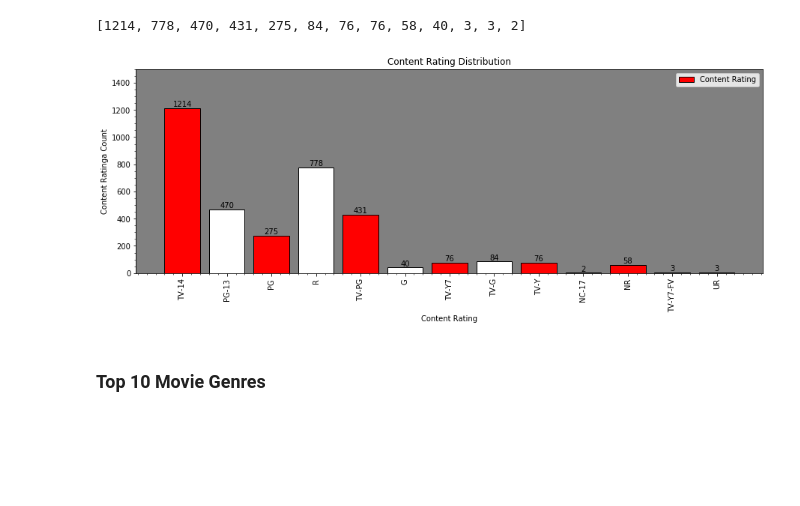
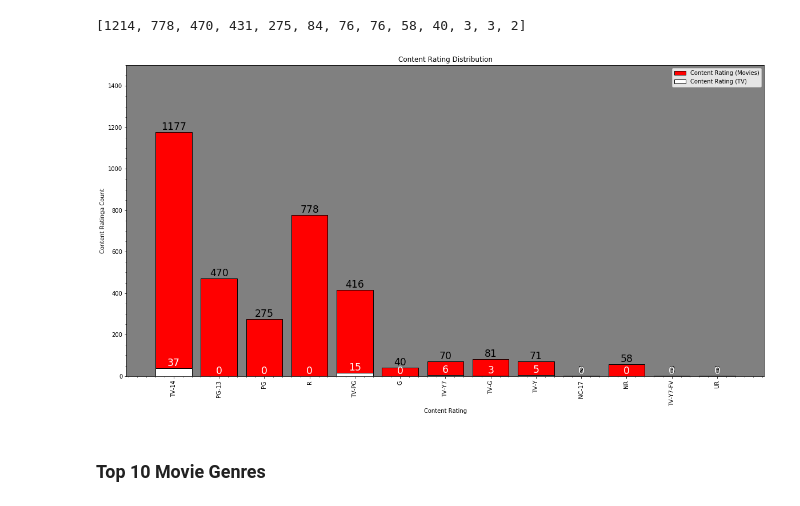
Before and after one commit to SunpreetSChahal/Netflix_EDA-ML, a Jupyter notebook: Netflix Data - EDA and ML Practice.ipynb, the cells around one changed output. Drawn from its saved outputs; the diff is of its cells as text; code cells hidden in the pictures; blank space fills up the shorter version.

```diff
--- a/Netflix Data - EDA and ML Practice.ipynb
+++ b/Netflix Data - EDA and ML Practice.ipynb
@@ -169,10 +169,15 @@ Text(0.5, 1.0, 'Movie vs TV Show - Distribution')
 #### Content Age Ratings Distribution
 # %%
 # Seperating data into ratings
-ratings = [len(df.loc[df['rating']== 'TV-14']), len(df.loc[df['rating']== 'PG-13']), len(df.loc[df['rating']== 'PG']), len(df.loc[df['rating']== 'R']),
-           len(df.loc[df['rating']== 'TV-PG']), len(df.loc[df['rating']== 'G']), len(df.loc[df['rating']== 'TV-Y7']), len(df.loc[df['rating']== 'TV-G']),
-           len(df.loc[df['rating']== 'TV-Y']),len(df.loc[df['rating']== 'NC-17']), len(df.loc[df['rating']== 'NR']), len(df.loc[df['rating']== 'TV-Y7-FV']),
-           len(df.loc[df['rating']== 'UR'])]
+ratings_m = [len(movies.loc[movies['rating']== 'TV-14']), len(movies.loc[movies['rating']== 'PG-13']), len(movies.loc[movies['rating']== 'PG']), len(movies.loc[movies['rating']== 'R']),
+           len(movies.loc[movies['rating']== 'TV-PG']), len(movies.loc[movies['rating']== 'G']), len(movies.loc[movies['rating']== 'TV-Y7']), len(movies.loc[movies['rating']== 'TV-G']),
+           len(movies.loc[movies['rating']== 'TV-Y']),len(movies.loc[movies['rating']== 'NC-17']), len(movies.loc[movies['rating']== 'NR']), len(movies.loc[movies['rating']== 'TV-Y7-FV']),
+           len(movies.loc[movies['rating']== 'UR'])]
+
+ratings_tv = [len(tv_shows.loc[tv_shows['rating']== 'TV-14']), len(tv_shows.loc[tv_shows['rating']== 'PG-13']), len(tv_shows.loc[tv_shows['rating']== 'PG']), len(tv_shows.loc[tv_shows['rating']== 'R']),
+           len(tv_shows.loc[tv_shows['rating']== 'TV-PG']), len(tv_shows.loc[tv_shows['rating']== 'G']), len(tv_shows.loc[tv_shows['rating']== 'TV-Y7']), len(tv_shows.loc[tv_shows['rating']== 'TV-G']),
+           len(tv_shows.loc[tv_shows['rating']== 'TV-Y']),len(tv_shows.loc[tv_shows['rating']== 'NC-17']), len(tv_shows.loc[tv_shows['rating']== 'NR']), len(tv_shows.loc[tv_shows['rating']== 'TV-Y7-FV']),
+           len(tv_shows.loc[tv_shows['rating']== 'UR'])]
 
 total = len(df)
 ratings_name = ['TV-14', 'PG-13', 'PG', 'R', 'TV-PG', 'G', 'TV-Y7', 'TV-G', 'TV-Y', 'NC-17', 'NR', 'TV-Y7-FV', 'UR']
@@ -185,31 +190,38 @@ list(ratings_ordered)
 [1214, 778, 470, 431, 275, 84, 76, 76, 58, 40, 3, 3, 2]
 # %%
 # Bar plots
-plt.figure(figsize=(15,5))
+plt.figure(figsize=(20,10))
 ax = plt.gca() # Calling 'gca()' - allowing us to change the background of the graph
 ax.set_facecolor('grey')
 
 #Plotting bar
-plt.bar(ratings_name, ratings, color=['red', 'white'], label ='Content Rating', edgecolor='black')
+mov_rates = plt.bar(ratings_name, ratings_m, color=['red'], label ='Content Rating (Movies)', edgecolor='black')
+
+# Assigning labels on top of the bars
+for i in range(len(ratings_name)): # ;='for' loop allows us to assign the values on every bar in one line of code
+    plt.text(i,ratings_m[i], ratings_m[i], ha="center", va="bottom", color='black', fontsize='xx-large')
+
+tv_show_rates = plt.bar(ratings_name, ratings_tv, color=['white'], label ='Content Rating (TV)', edgecolor='black')
+
 
 # Assigning labels to axes
 plt.xlabel('Content Rating')
 plt.xticks(ratings_name, rotation='vertical')
 plt.ylabel('Content Ratinga Count')
 plt.yticks()
 plt.minorticks_on()
 plt.title('Content Rating Distribution')
 plt.ylim([0,1500]) # Ammending the y axis limit
 
 # Assigning labels on top of the bars
 for i in range(len(ratings_name)): # ;='for' loop allows us to assign the values on every bar in one line of code
-    plt.text(i,ratings[i], ratings[i], ha="center", va="bottom", color='black', fontsize='medium')
+    plt.text(i,ratings_tv[i], ratings_tv[i], ha="center", va="bottom", color='white', fontsize='xx-large')
 
 ##Present Data
 plt.legend()
 plt.show()
 # %% [output]
-[figure, old version]
+[figure, new version]
 # %% [markdown]
 ### Top 10 Movie Genres
 # %%
```
